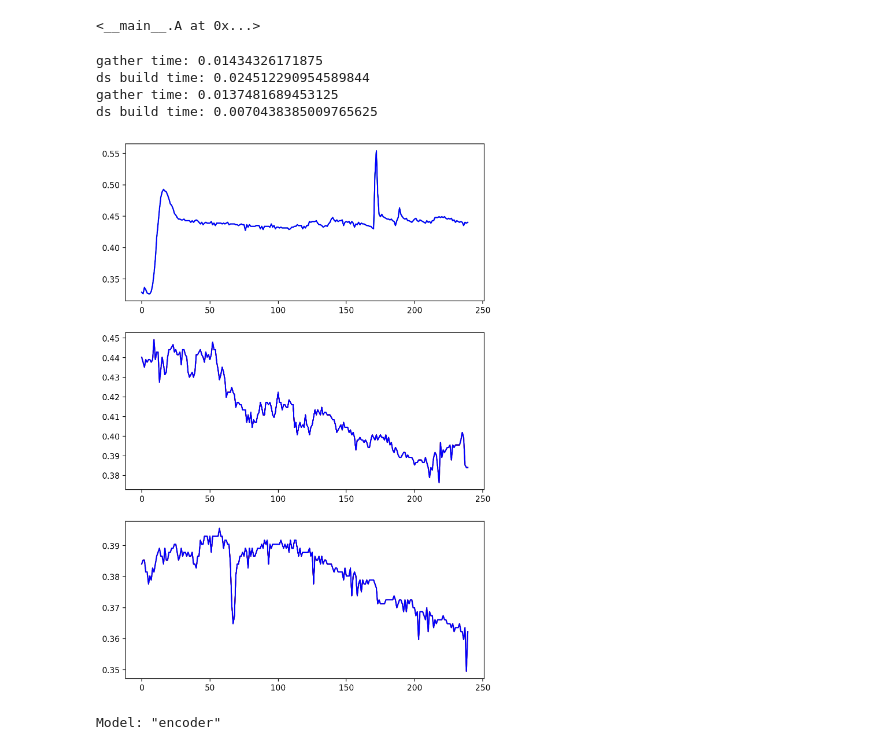
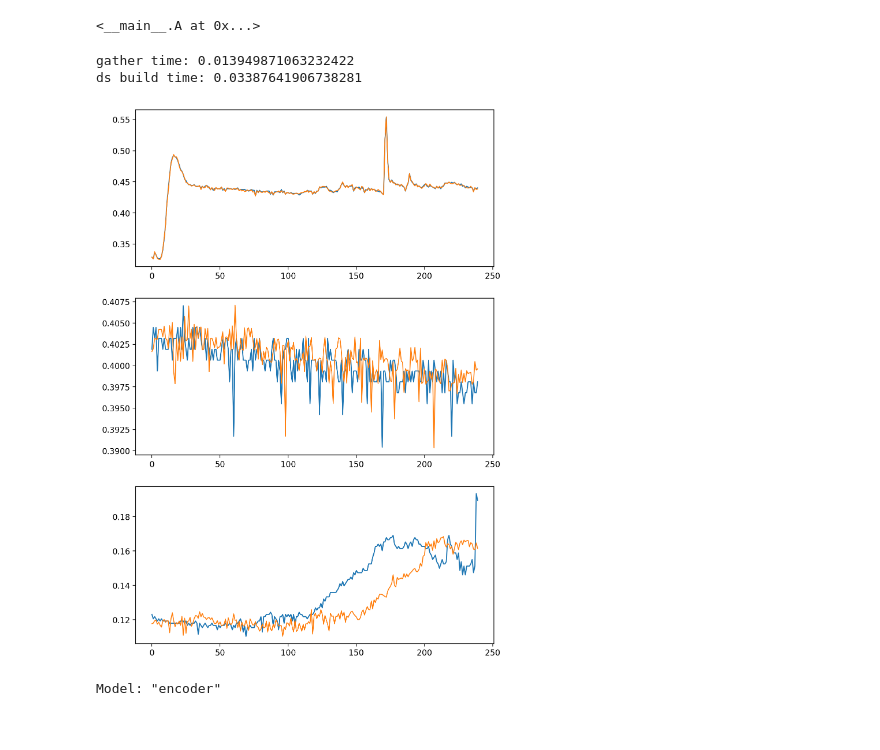
Before and after one commit to yuyenchu/EDA_contrastive_learning, a Jupyter notebook: test.ipynb, the cells around one changed output. Saved outputs shown, nothing was run; the diff lists cells and outputs as text; code cells hidden in the pictures.

```diff
--- a/test.ipynb
+++ b/test.ipynb
@@ -104,15 +104,16 @@ def get_dataset(data_path='./', seg_shape=(240,1), batch_size=64, test_size=0.2,
     for fn in glob(os.path.join(data_path, '*.h5')):
         f = h5py.File(fn, 'r')
         unlabeled_eda = np.concat([unlabeled_eda, f['eda_unlabel'][:]], axis=0, dtype=np.float32)
-        unlabeled_lb = np.concat([unlabeled_lb, nan, f['eda_unlabel'][1:]], axis=0, dtype=np.float32)
-        unlabeled_rb = np.concat([unlabeled_rb, f['eda_unlabel'][:-1], nan], axis=0, dtype=np.float32)
+        unlabeled_lb = np.concat([unlabeled_lb, nan, f['eda_unlabel'][:-1]], axis=0, dtype=np.float32)
+        unlabeled_rb = np.concat([unlabeled_rb, f['eda_unlabel'][1:], nan], axis=0, dtype=np.float32)
+        # print(len(unlabeled_eda), len(unlabeled_lb), len(unlabeled_rb))
         # unlabeled_eda += f['eda_unlabel']
         # unlabeled_lb += nan + f['eda_unlabel'].tolist()[1:] # np.concat([nan + f['eda_unlabel'][1:]], axis=0).tolist()
         # unlabeled_rb += f['eda_unlabel'].tolist()[:-1] + nan# np.concat([f['eda_unlabel'][:-1], nan], axis=0).tolist()
 
         labeled_eda = np.concat([labeled_eda, f['eda'][:]], axis=0, dtype=np.float32)
-        labeled_lb = np.concat([labeled_lb, nan, f['eda'][1:]], axis=0, dtype=np.float32)
-        labeled_rb = np.concat([labeled_rb, f['eda'][:-1], nan], axis=0, dtype=np.float32)
+        labeled_lb = np.concat([labeled_lb, nan, f['eda'][:-1]], axis=0, dtype=np.float32)
+        labeled_rb = np.concat([labeled_rb, f['eda'][1:], nan], axis=0, dtype=np.float32)
         # labeled_eda += f['eda']
         # labeled_lb += nan + f['eda'].tolist()[1:]# np.concat([nan, f['eda'][1:]], axis=0).tolist()
         # labeled_rb += f['eda'].tolist()[:-1] + nan# np.concat([f['eda'][:-1], nan], axis=0).tolist()
@@ -146,6 +147,6 @@ def get_dataset(data_path='./', seg_shape=(240,1), batch_size=64, test_size=0.2,
         .prefetch(buffer_size=tf.data.AUTOTUNE)
     print('ds build time:', time.time()-start)
 
-    return unlabeled_train_ds, labeled_train_ds, labeled_test_ds, Dataset.from_tensor_slices((unlabeled_eda, unlabeled_lb, unlabeled_rb))
+    return unlabeled_train_ds, labeled_train_ds, labeled_test_ds#, (unlabeled_eda, unlabeled_lb, unlabeled_rb)
 unlabeled_train_ds, labeled_train_ds, test_ds, *_ = get_dataset(unlabeled_aug=da)
 # %% [output]
@@ -318,8 +321,6 @@ class TimeShiftDeterministic:
         # drop nans from left and right buffer segment
         l_len = np.bitwise_and.reduce(~np.isnan(left_buffer), axis=1).sum()
         r_len = np.bitwise_and.reduce(~np.isnan(right_buffer), axis=1).sum()
-        # left_buffer = left_buffer[~np.isnan(left_buffer)]
-        # right_buffer = right_buffer[~np.isnan(right_buffer)]
         signal = np.concatenate([left_buffer, x, right_buffer])
         mask = np.bitwise_and.reduce(~np.isnan(signal), axis=1)
         signal = signal[mask]
@@ -341,16 +342,18 @@ class TimeShiftStochastic:
 
     def __call__(self, x, left_buffer, right_buffer):
         # drop nans from left and right buffer segment
-        left_buffer = left_buffer[~np.isnan(left_buffer)]
-        right_buffer = right_buffer[~np.isnan(right_buffer)]
+        l_len = np.bitwise_and.reduce(~np.isnan(left_buffer), axis=1).sum()
+        r_len = np.bitwise_and.reduce(~np.isnan(right_buffer), axis=1).sum()
         signal = np.concatenate([left_buffer, x, right_buffer])
+        mask = np.bitwise_and.reduce(~np.isnan(signal), axis=1)
+        signal = signal[mask]
         # sample shift len to apply
         shift_len = np.random.choice(self.shift_lens)
         # adjust so shift is in bounds & sample whether to apply it on left or right
-        left_shift_len = min(shift_len, len(left_buffer))
-        right_shift_len = min(shift_len, len(right_buffer))
+        left_shift_len = min(shift_len, l_len)
+        right_shift_len = min(shift_len, r_len)
         shift = np.random.choice([-left_shift_len, right_shift_len])  # choose whether to shift left or right in time
-        start_index = len(left_buffer) + shift
+        start_index = l_len + shift
         x_trf = signal[start_index:start_index+len(x)]
         return x_trf.astype(np.float32)
 
@@ -358,58 +361,55 @@ class DataAugmenter():
     def __init__(self, augment_dict={}, prob=0.5):
         self.augmenters = [AUGMENTERS_DICT[k](**v) for k,v in augment_dict.items()]
         self.prob = prob if isinstance(prob, list) else [prob]*len(self.augmenters)
 
     def __call__(self, x, xl, xr):
         for p, aug in zip(self.prob, self.augmenters):
             if (p > tf.random.uniform(maxval=1, shape=[1])):
                 x = tf.numpy_function(aug, [x, xl, xr], [tf.float32])[0]
         return x
 
 # augmenters = [
     # GaussianNoiseStochastic(0.25),
     # LowPassFilterDeterministic(highcut_hz=0.2),
     # BandstopFilterDeterministic(),
     # GaussianNoiseDeterministic(0.3),
  # ]
 augmenters = {
     # 'GaussianNoise_Sto': {'sigma_scale_min': 0.25},
     # 'LowPassFilter_Det': {'highcut_hz': 0.2},
     # 'BandstopFilter_Det': {},
-    # 'GaussianNoise_Det': {'sigma_scale': 0.1}
-    'TimeShift_Det': {'shift_len': 20},
-    # 'TimeShift_Sto': {'shift_len_min': 20, 'shift_len_max': 40},
+    'TimeShift_Sto': {'shift_len_min': 20, 'shift_len_max': 40},
+    'GaussianNoise_Det': {'sigma_scale': 0.1}
+    # 'TimeShift_Det': {'shift_len': 20},
 }
 # da = DataAugmenter(augmenters, [0.7, 0.5, 1])
 da = DataAugmenter(augmenters, 1)
-unlabeled_train_ds, labeled_train_ds, test_ds, unlabeled_train_ds_buffer = get_dataset(unlabeled_aug=da)
-unlabeled_train_ds_no_aug, *_ = get_dataset()
+unlabeled_train_ds, labeled_train_ds, test_ds = get_dataset(unlabeled_aug=da)
+# unlabeled_train_ds_no_aug, *_ = get_dataset()
 samples = 3
 plt.figure(figsize=(8, 4*samples), dpi=200)
 # ds1 = Dataset.zip(unlabeled_train_ds.map(da),unlabeled_train_ds.map(da))
 ds2 = unlabeled_train_ds#.shuffle(128)
-for i, (u1, u2, u3) in enumerate(unlabeled_train_ds_buffer.take(samples)):
-    plt.subplot(samples, 1, i+1)
-    plt.plot(u1, color='green')
-    plt.plot(u2, color='red')
-    plt.plot(u3, color='blue')
+# ux, ul, ur = unlabeled_train_ds_buffer
+# plt.plot(ux[1], color='green')
+# plt.plot(ul[1], color='red')
+# plt.plot(ur[1], color='blue')
 # for i, (u1, u2) in enumerate(ds1.take(samples)):
 #     print(u1.shape, u2.shape, (u1.numpy()==u2.numpy()).all())
-# for i, (u1, u2) in enumerate(unlabeled_train_ds_no_aug.take(samples)):
-#     plt.subplot(samples, 1, i+1)
-#     plt.plot(u1[0], linewidth=1.3)
-#     # plt.plot(u2, linewidth=1.2)
-# for i, (u1, u2) in enumerate(ds2.take(samples)):
-#     # print(u1.shape, u2.shape)
-#     # u = u1[0]
-#     plt.subplot(samples, 1, i+1)
-#     plt.plot(u1[0], linewidth=1.1)
-#     plt.plot(u2[0], linewidth=0.8)
+for i, (u1, u2) in enumerate(unlabeled_train_ds_no_aug.take(samples)):
+    plt.subplot(samples, 1, i+1)
+    plt.plot(u1[0], linewidth=1.3)
+    # plt.plot(u2, linewidth=1.2)
+for i, (u1, u2) in enumerate(ds2.take(samples)):
+    # print(u1.shape, u2.shape)
+    # u = u1[0]
+    plt.subplot(samples, 1, i+1)
+    plt.plot(u1[0], linewidth=1.1)
+    # plt.plot(u2[0], linewidth=0.8)
 # %% [output]
-gather time: 0.01434326171875
-ds build time: 0.024512290954589844
-gather time: 0.0137481689453125
-ds build time: 0.0070438385009765625
+gather time: 0.013949871063232422
+ds build time: 0.03387641906738281
-[figure, old version]
+[figure, new version]
 # %%
 def build_encoder():
     return keras.Sequential(
```
Also changed, not shown: parts of 2 cells of this notebook, 2 other files.
